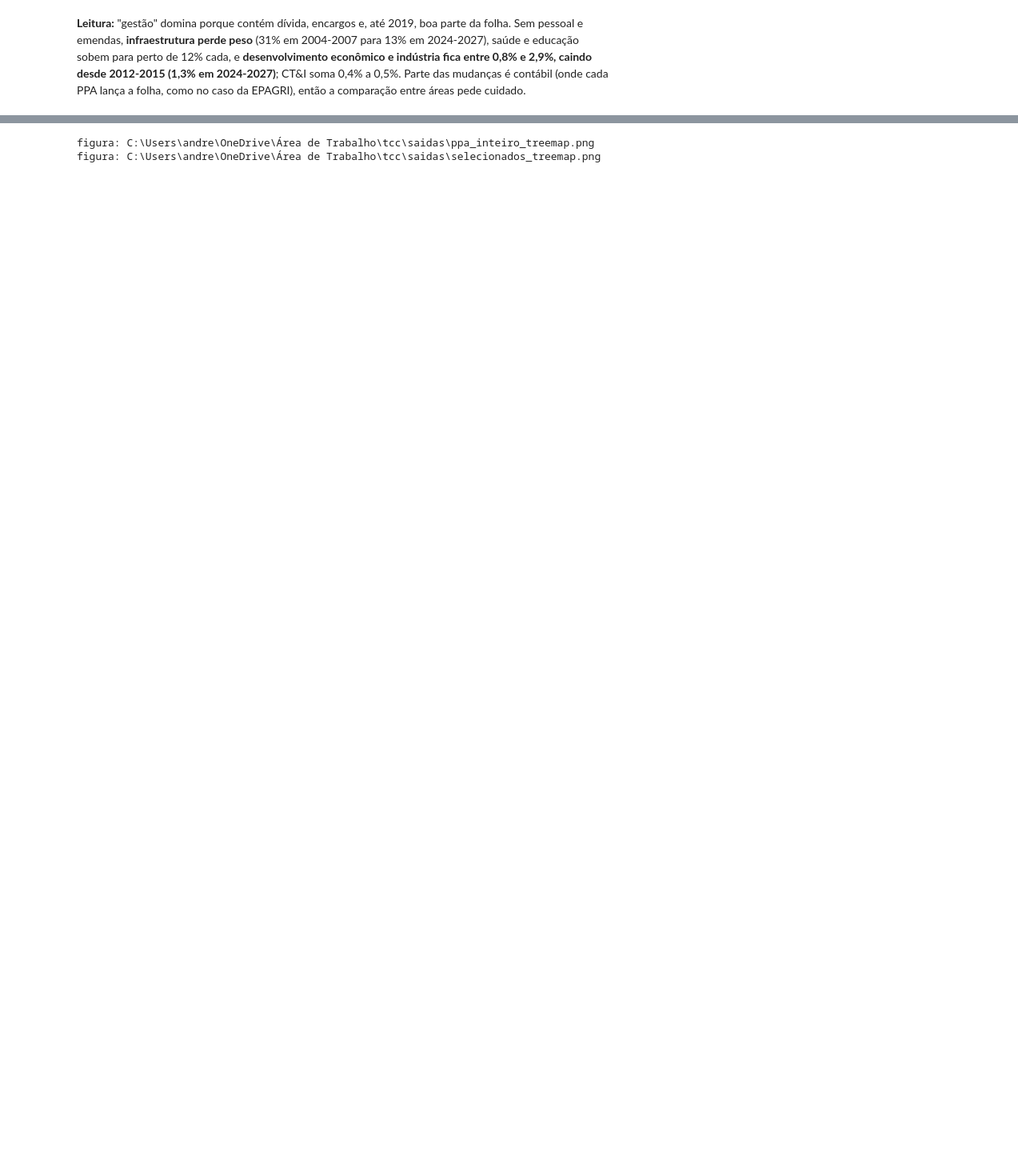
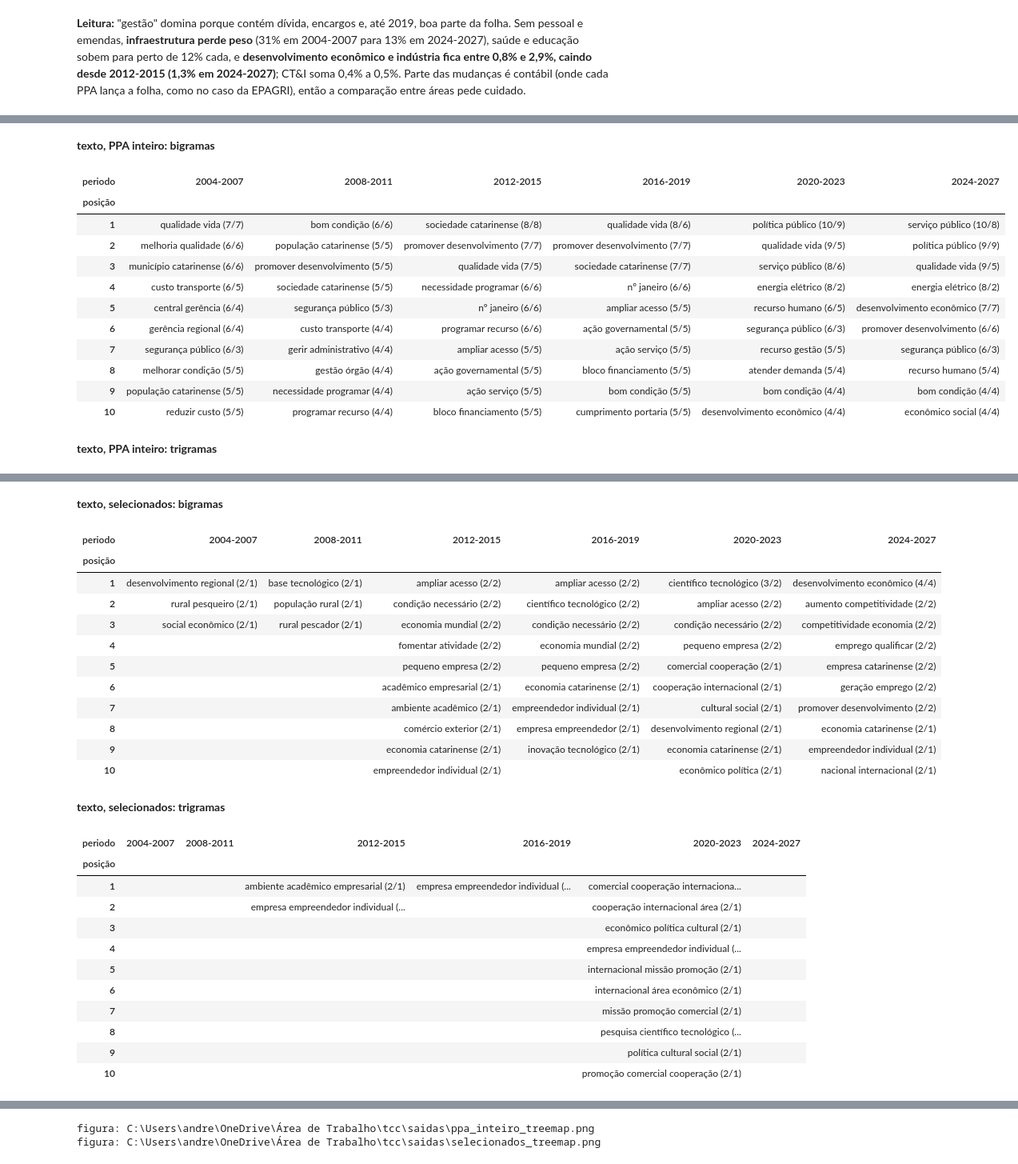
Before and after one commit to andreydeps/tcc-politica-industrial-sc, a Jupyter notebook: notebooks/analise_ppa_inteiro.ipynb, the cells around one changed output, grey strips where cells are left out. Shown at 80% size. Saved outputs shown, nothing was run; the diff lists cells and outputs as text; code cells hidden in the pictures; blank space fills up the shorter version.

```diff
--- a/notebooks/analise_ppa_inteiro.ipynb
+++ b/notebooks/analise_ppa_inteiro.ipynb
@@ -592,6 +587,0 @@ Pares de lemas vizinhos dentro da mesma frase (depois de tirar stopwords, por is
-# %%
-big = item7_bigramas(f)
-for recorte in ("PPA inteiro", "selecionados"):
-    b = big[big.recorte == recorte].assign(txt=lambda d: d.bigrama + " (" + d.n.astype(str) + ")")
-    display(Markdown(f"**{recorte}**"))
-    display(b.pivot_table(index="posição", columns="periodo", values="txt", aggfunc="first").reindex(columns=PER))
@@ -626,0 +592,23 @@ for recorte in ("PPA inteiro", "selecionados"):
+# %%
+ng = item7_ngramas(f)
+for recorte in ng.recorte.unique():
+    for n in (2, 3):
+        g = ng[(ng.recorte == recorte) & (ng.n == n)]
+        display(Markdown(f"**{recorte}: {'bigramas' if n == 2 else 'trigramas'}**"))
+        x = g.assign(txt=g.ngrama + " (" + g["ocorrências"].astype(str) + "/" + g.programas.astype(str) + ")")
+        display(x.pivot(index="posição", columns="periodo", values="txt").reindex(columns=PER).fillna(""))
+# %% [output]
+**texto, PPA inteiro: bigramas**
+| periodo | 2004-2007 | 2008-2011 | 2012-2015 | 2016-2019 | 2020-2023 | 2024-2027 |
+| posição |  |  |  |  |  |  |
+| 1 | qualidade vida (7/7) | bom condição (6/6) | sociedade catarinense (8/8) | qualidade vida (8/6) | política público (10/9) | serviço público (10/8) |
+| 2 | melhoria qualidade (6/6) | população catarinense (5/5) | promover desenvolvimento (7/7) | promover desenvolvimento (7/7) | qualidade vida (9/5) | política público (9/9) |
+| 3 | município catarinense (6/6) | promover desenvolvimento (5/5) | qualidade vida (7/5) | sociedade catarinense (7/7) | serviço público (8/6) | qualidade vida (9/5) |
+| 4 | custo transporte (6/5) | sociedade catarinense (5/5) | necessidade programar (6/6) | nº janeiro (6/6) | energia elétrico (8/2) | energia elétrico (8/2) |
+| 5 | central gerência (6/4) | segurança público (5/3) | nº janeiro (6/6) | ampliar acesso (5/5) | recurso humano (6/5) | desenvolvimento econômico (7/7) |
+| 6 | gerência regional (6/4) | custo transporte (4/4) | programar recurso (6/6) | ação governamental (5/5) | segurança público (6/3) | promover desenvolvimento (6/6) |
+| 7 | segurança público (6/3) | gerir administrativo (4/4) | ampliar acesso (5/5) | ação serviço (5/5) | recurso gestão (5/5) | segurança público (6/3) |
+| 8 | melhorar condição (5/5) | gestão órgão (4/4) | ação governamental (5/5) | bloco financiamento (5/5) | atender demanda (5/4) | recurso humano (5/4) |
+| 9 | população catarinense (5/5) | necessidade programar (4/4) | ação serviço (5/5) | bom condição (5/5) | bom condição (4/4) | bom condição (4/4) |
+| 10 | reduzir custo (5/5) | programar recurso (4/4) | bloco financiamento (5/5) | cumprimento portaria (5/5) | desenvolvimento econômico (4/4) | econômico social (4/4) |
+**texto, PPA inteiro: trigramas**
@@ -626,0 +627,26 @@ for recorte in ("PPA inteiro", "selecionados"):
+**texto, selecionados: bigramas**
+| periodo | 2004-2007 | 2008-2011 | 2012-2015 | 2016-2019 | 2020-2023 | 2024-2027 |
+| posição |  |  |  |  |  |  |
+| 1 | desenvolvimento regional (2/1) | base tecnológico (2/1) | ampliar acesso (2/2) | ampliar acesso (2/2) | científico tecnológico (3/2) | desenvolvimento econômico (4/4) |
+| 2 | rural pesqueiro (2/1) | população rural (2/1) | condição necessário (2/2) | científico tecnológico (2/2) | ampliar acesso (2/2) | aumento competitividade (2/2) |
+| 3 | social econômico (2/1) | rural pescador (2/1) | economia mundial (2/2) | condição necessário (2/2) | condição necessário (2/2) | competitividade economia (2/2) |
+| 4 |  |  | fomentar atividade (2/2) | economia mundial (2/2) | pequeno empresa (2/2) | emprego qualificar (2/2) |
+| 5 |  |  | pequeno empresa (2/2) | pequeno empresa (2/2) | comercial cooperação (2/1) | empresa catarinense (2/2) |
+| 6 |  |  | acadêmico empresarial (2/1) | economia catarinense (2/1) | cooperação internacional (2/1) | geração emprego (2/2) |
+| 7 |  |  | ambiente acadêmico (2/1) | empreendedor individual (2/1) | cultural social (2/1) | promover desenvolvimento (2/2) |
+| 8 |  |  | comércio exterior (2/1) | empresa empreendedor (2/1) | desenvolvimento regional (2/1) | economia catarinense (2/1) |
+| 9 |  |  | economia catarinense (2/1) | inovação tecnológico (2/1) | economia catarinense (2/1) | empreendedor individual (2/1) |
+| 10 |  |  | empreendedor individual (2/1) |  | econômico política (2/1) | nacional internacional (2/1) |
+**texto, selecionados: trigramas**
+| periodo | 2004-2007 | 2008-2011 | 2012-2015 | 2016-2019 | 2020-2023 | 2024-2027 |
+| posição |  |  |  |  |  |  |
+| 1 |  |  | ambiente acadêmico empresarial (2/1) | empresa empreendedor individual (... | comercial cooperação internaciona... |  |
+| 2 |  |  | empresa empreendedor individual (... |  | cooperação internacional área (2/1) |  |
+| 3 |  |  |  |  | econômico política cultural (2/1) |  |
+| 4 |  |  |  |  | empresa empreendedor individual (... |  |
+| 5 |  |  |  |  | internacional missão promoção (2/1) |  |
+| 6 |  |  |  |  | internacional área econômico (2/1) |  |
+| 7 |  |  |  |  | missão promoção comercial (2/1) |  |
+| 8 |  |  |  |  | pesquisa científico tecnológico (... |  |
+| 9 |  |  |  |  | política cultural social (2/1) |  |
+| 10 |  |  |  |  | promoção comercial cooperação (2/1) |  |
```
Also changed, not shown: parts of 7 cells of this notebook, 7 other files.
